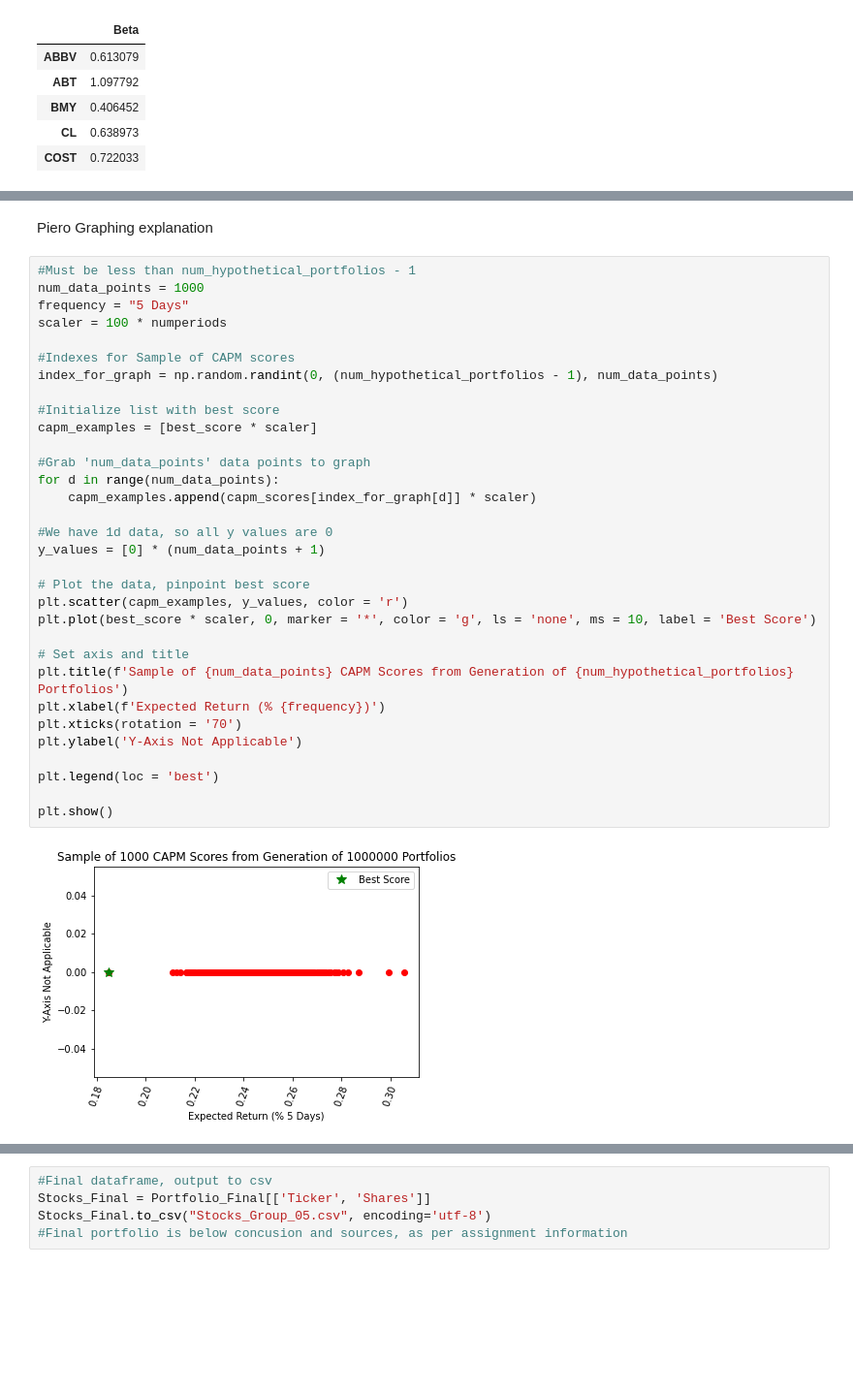
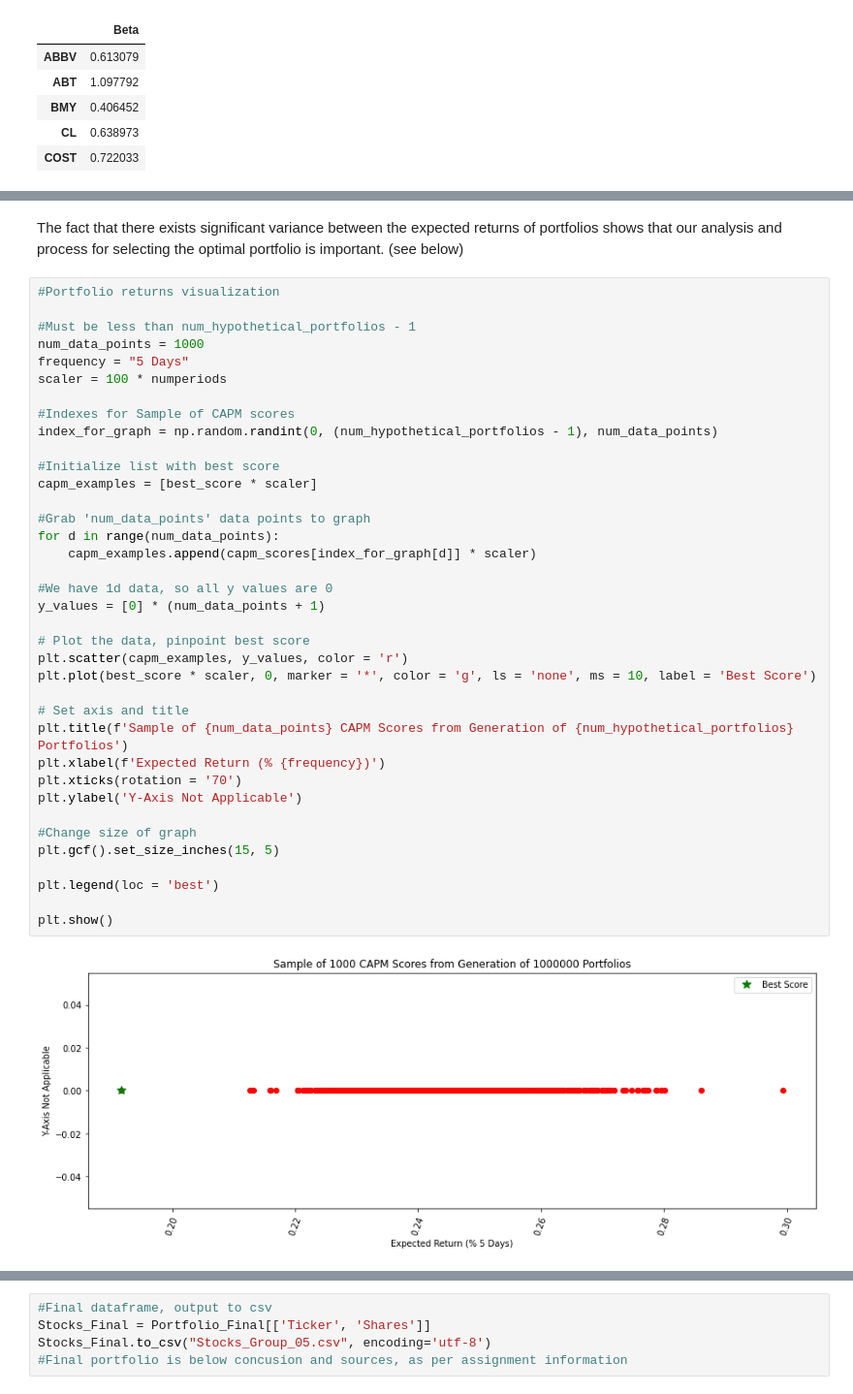
Before and after one commit to Pcamposeo/Robo-Advisor, a Jupyter notebook: Team_05_Assignment.ipynb, the cells around one changed output, grey strips where cells are left out. Shown: that part at 97% size. Drawn from its saved outputs; the diff is of its cells as text; blank space fills up the shorter version.

```diff
--- a/Team_05_Assignment.ipynb
+++ b/Team_05_Assignment.ipynb
@@ -630,39 +706,44 @@ Total Portfolio Value:  $500000
 Total Portfolio Weight: 100.0%
 
 Everything is correct!
-# %% [markdown]
-Piero Graphing explanation
+# %% [markdown]
+The fact that there exists significant variance between the expected returns of portfolios shows that our analysis and process for selecting the optimal portfolio is important. (see below)
 # %%
+#Portfolio returns visualization
+
 #Must be less than num_hypothetical_portfolios - 1
 num_data_points = 1000
 frequency = "5 Days"
 scaler = 100 * numperiods
 
 #Indexes for Sample of CAPM scores
 index_for_graph = np.random.randint(0, (num_hypothetical_portfolios - 1), num_data_points)
 
 #Initialize list with best score
 capm_examples = [best_score * scaler]
 
 #Grab 'num_data_points' data points to graph
 for d in range(num_data_points):
     capm_examples.append(capm_scores[index_for_graph[d]] * scaler)
 
 #We have 1d data, so all y values are 0
 y_values = [0] * (num_data_points + 1)
 
 # Plot the data, pinpoint best score
 plt.scatter(capm_examples, y_values, color = 'r')
 plt.plot(best_score * scaler, 0, marker = '*', color = 'g', ls = 'none', ms = 10, label = 'Best Score')
 
 # Set axis and title
 plt.title(f'Sample of {num_data_points} CAPM Scores from Generation of {num_hypothetical_portfolios} Portfolios')
 plt.xlabel(f'Expected Return (% {frequency})')
 plt.xticks(rotation = '70')
 plt.ylabel('Y-Axis Not Applicable')
 
+#Change size of graph
+plt.gcf().set_size_inches(15, 5)
+
 plt.legend(loc = 'best')
 
 plt.show()
 # %% [output]
-[figure, old version]
+[figure, new version]
```
Also changed, not shown: parts of 24 cells of this notebook, 1 other file.
